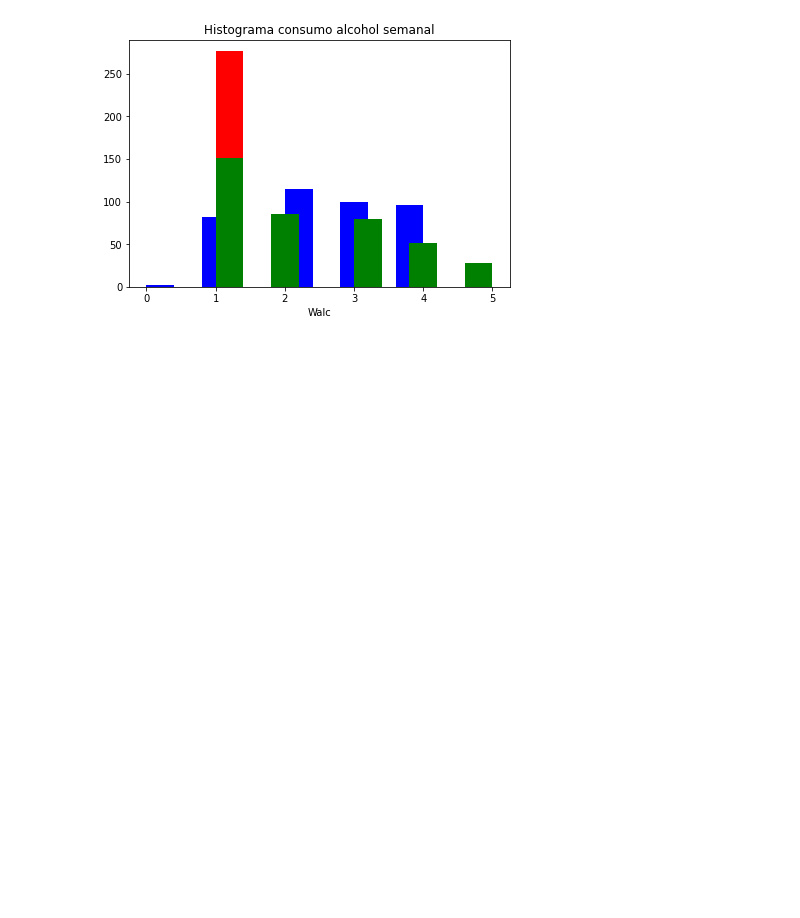
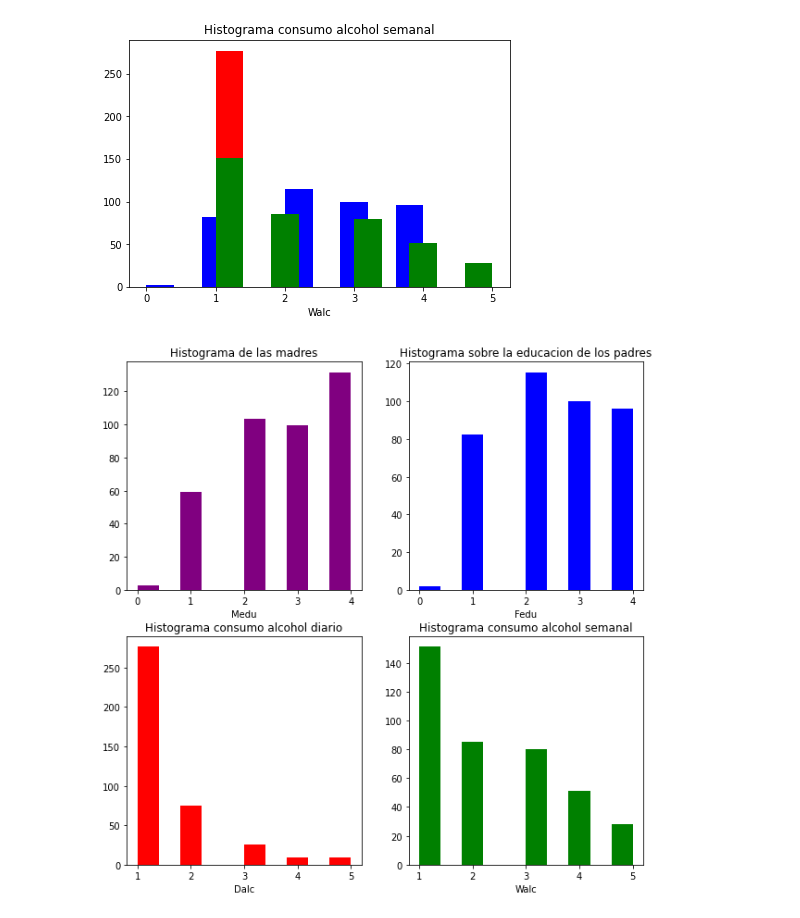
Before and after one commit to jotagectti/Data-Mining-Machine-Learning-y-Deep-Learning, a Jupyter notebook: Resolución_ejercicio_I.ipynb, the cells around one changed output. Cells and saved outputs as stored; diff of their text form; code cells hidden in the pictures; blank space fills up the shorter version.

```diff
--- a/Resolución_ejercicio_I.ipynb
+++ b/Resolución_ejercicio_I.ipynb
@@ -246,3 +246,24 @@ plt.xlabel('Walc')
 plt.show()
 # %% [output]
 [figure]
+# %%
+plt.figure(figsize=(10,10))
+plt.subplot(2,2,1)
+plt.hist(dataset_mat['Medu'], color='purple')
+plt.title("Histograma de las madres")
+plt.xlabel("Medu")
+plt.subplot(2,2,2)
+plt.hist(dataset_mat['Fedu'], color = 'blue')
+plt.title('Histograma sobre la educacion de los padres')
+plt.xlabel('Fedu')
+plt.subplot(2,2,3)
+plt.hist(dataset_mat['Dalc'], color = 'red')
+plt.title('Histograma consumo alcohol diario')
+plt.xlabel('Dalc')
+plt.subplot(2,2,4)
+plt.hist(dataset_mat['Walc'], color = 'green')
+plt.title('Histograma consumo alcohol semanal')
+plt.xlabel('Walc')
+plt.show()
+# %% [output]
+[figure, added]
```
Also changed, not shown: parts of 3 cells of this notebook.
